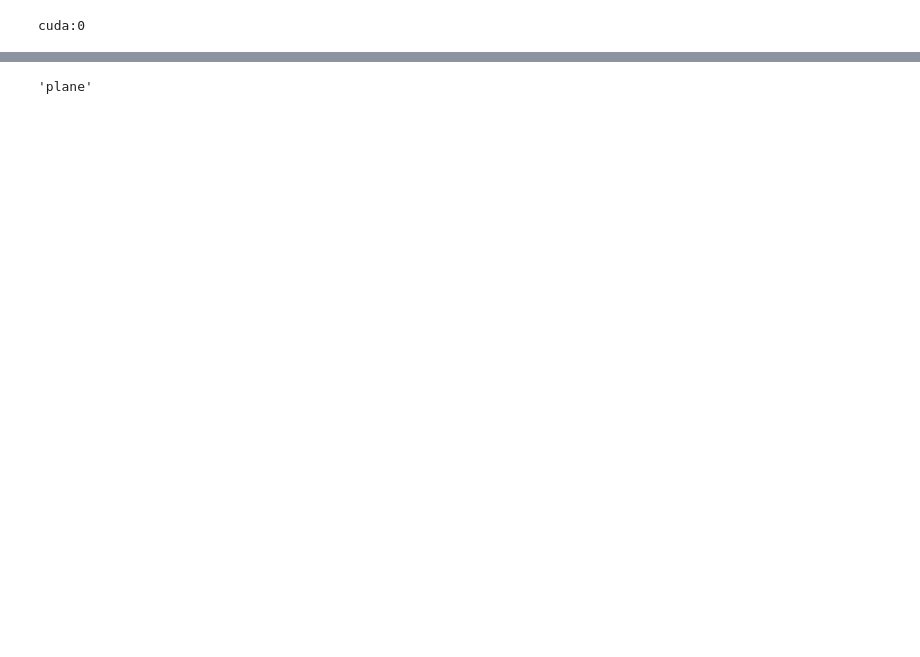
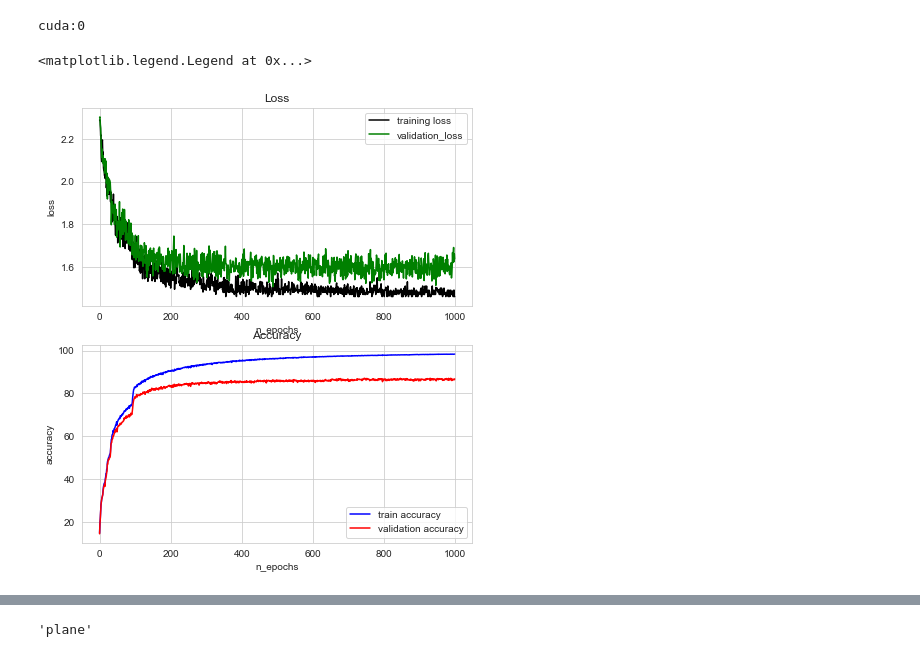
Before and after one commit to Pliploop/ConvNN_From_Scratch, a Jupyter notebook: notebooks/Jnet.ipynb, the cells around one changed output, grey strips where cells are left out. Drawn from its saved outputs; the diff is of its cells as text; code cells hidden in the pictures; blank space fills up the shorter version.

```diff
--- a/notebooks/Jnet.ipynb
+++ b/notebooks/Jnet.ipynb
@@ -47,19 +49,27 @@ fig.savefig("Outputs/lr01.png")
 # %%
+sns.set_style('whitegrid')
 train_loss_do = np.load('training models/Dropout/training_loss.npy')
 train_acc_do = np.load('training models/Dropout/training_accuracy.npy')
 val_loss_do = np.load('training models/Dropout/val_loss.npy')
 val_acc_do = np.load('training models/Dropout/val_accuracy.npy')
 
-fig,ax=plt.subplots(2,1)
+fig,ax=plt.subplots(2,1,figsize=(7,8))
 ax[0].plot(train_loss_do,color='k')
 ax[0].plot(val_loss_do,color='g')
 
 ax[0].set(title="Loss",xlabel="n_epochs",ylabel="loss")
+ax[0].legend(['training loss','validation_loss'])
 
 
 ax[1].plot(train_acc_do,color='b')
 ax[1].plot(val_acc_do,color='r')
-ax[1].set(title="Loss",xlabel="n_epochs",ylabel="accuracy")
+ax[1].set(title="Accuracy",xlabel="n_epochs",ylabel="accuracy")
+ax[1].legend(['train accuracy','validation accuracy'])
+
+# plt.savefig('Outputs/dr.png')
+# %% [output]
+<matplotlib.legend.Legend at 0x...>
+[figure, added]
 # %%
 # np.save('training models/Nodropout/training_accuracy',Trainer.train_accuracy_list)
 # np.save('training models/Nodropout/val_accuracy',Trainer.val_accuracy_list)
```
Also changed, not shown: parts of 9 cells of this notebook, 8 other files.
